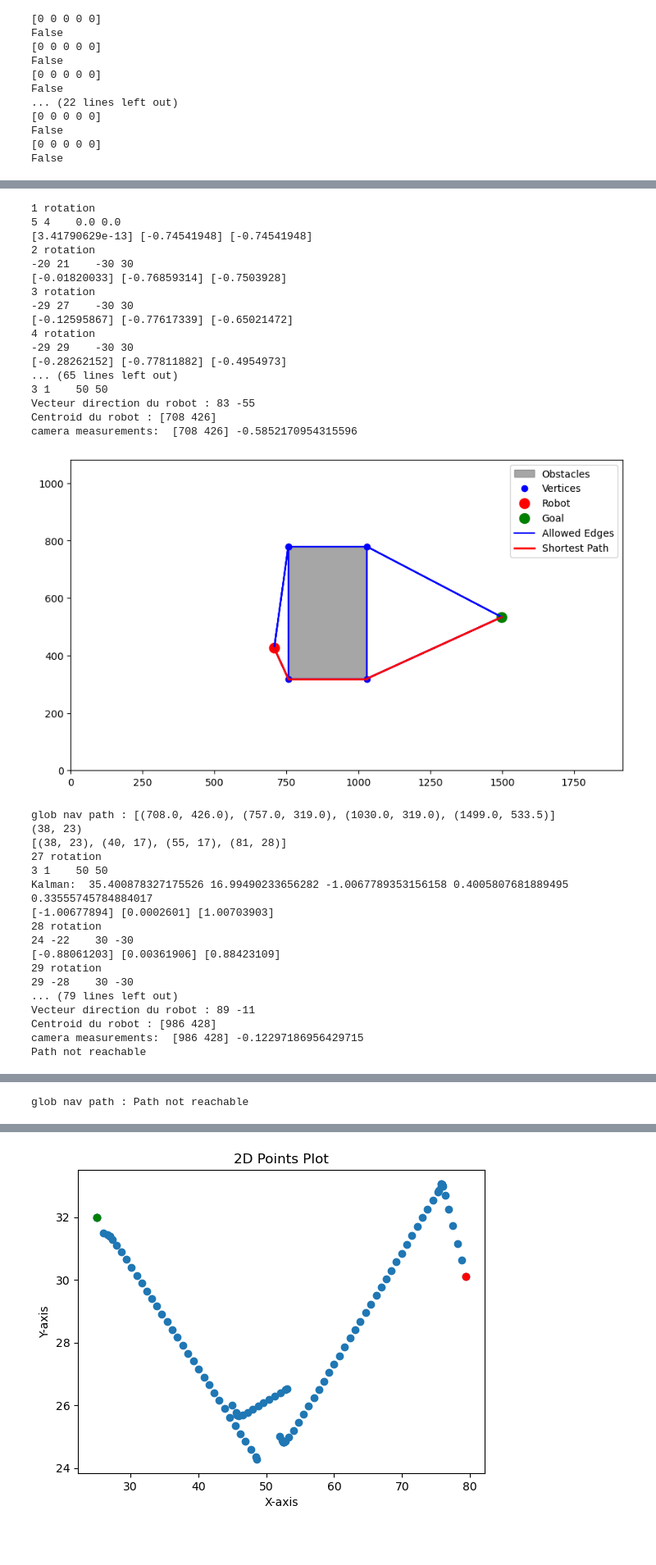
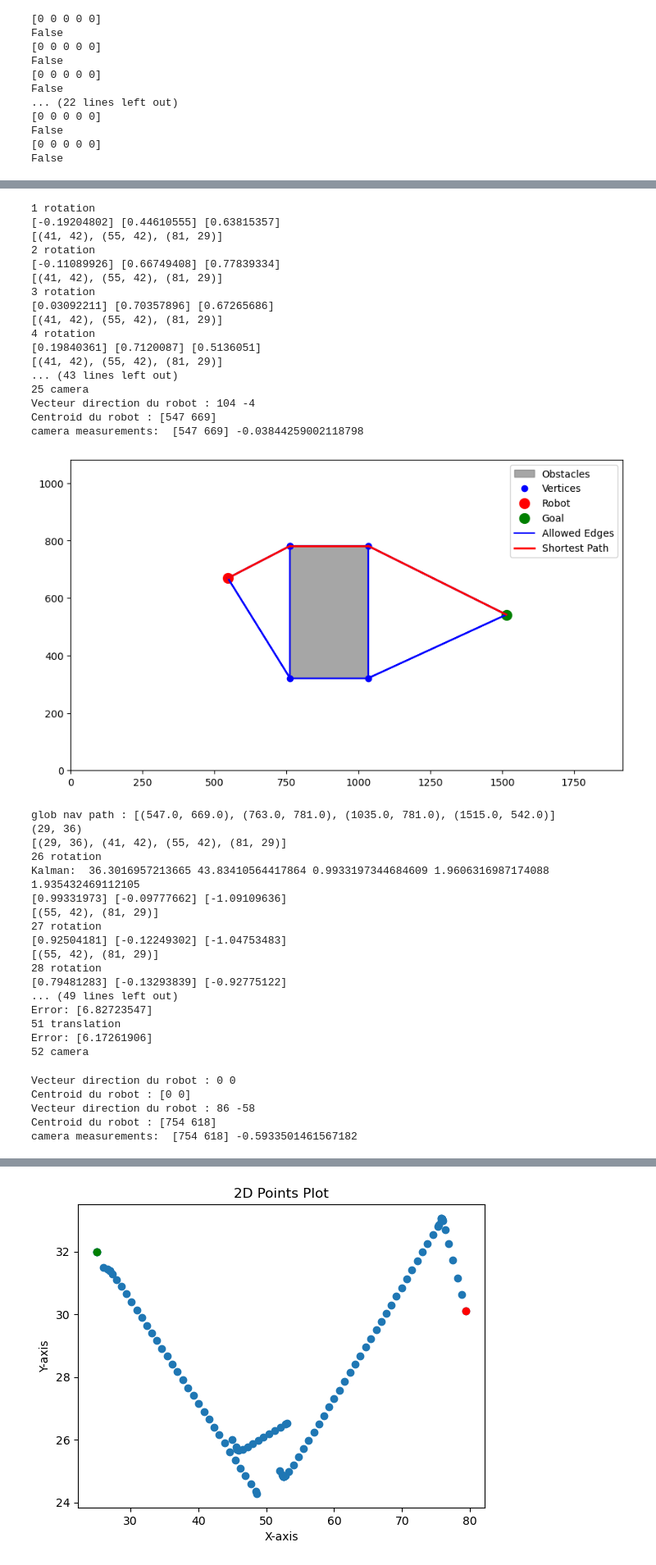
Before and after one commit to bgallois255/Mobile-Robotics-project, a Jupyter notebook: main_code_r_test3.ipynb, the cells around one changed output, grey strips where cells are left out. Shown at 82% size. Cells and saved outputs as stored; diff of their text form; code cells hidden in the pictures; blank space fills up the shorter version.

```diff
--- a/main_code_r_test3.ipynb
+++ b/main_code_r_test3.ipynb
@@ -207,7 +207,7 @@ while(True):
 
 
     speed_right_meas, speed_left_meas = await get_motor_speed_meas()
-    print(speed_right_meas, speed_left_meas, "  ", robot_speed[0], robot_speed[1])
+    #print(speed_right_meas, speed_left_meas, "  ", robot_speed[0], robot_speed[1])
     speed_right_meas = speed_right_meas * speed_correction
     speed_left_meas = speed_left_meas * speed_correction
 
@@ -236,7 +236,7 @@ while(True):
         angle = np.arctan2(intermediate_goals[0][1] - Kfilter.Mu[1], intermediate_goals[0][0] - Kfilter.Mu[0]) - Kfilter.Mu[2]
         angle = geo.center_angle(angle)
         print(Kfilter.Mu[2], np.arctan2(intermediate_goals[0][1] - Kfilter.Mu[1], intermediate_goals[0][0] - Kfilter.Mu[0]), angle)
-        #if(abs(Kfilter.Mu[2][0]) > np.pi / 4.0):        #rotation condition
+        print(intermediate_goals)
         if(abs(angle) < 0.08):
             await stop_robot()
             global_state = 'translation'
@@ -258,16 +258,16 @@ while(True):
         if np.sqrt((intermediate_goals[0][0] - Kfilter.Mu[0])**2 + (intermediate_goals[0][1] - Kfilter.Mu[1])**2) <= 6:
             print("je m'arrete")
             await stop_robot()
-            intermediate_goals.pop(0)
+            #intermediate_goals.pop(0)
             global_state = 'camera'
             continue
 
 
         angle = np.arctan2(intermediate_goals[0][1] - Kfilter.Mu[1], intermediate_goals[0][0] - Kfilter.Mu[0]) - Kfilter.Mu[2]
         angle = geo.center_angle(angle)
-        if abs(angle) > math.pi / 4.0:
+        if abs(angle) > math.pi / 5.0:
             await stop_robot()
-            global_state = 'rotation'
+            global_state = 'camera'
             continue
 
 
@@ -282,61 +282,69 @@ while(True):
         #print("Kalman: ", Kfilter.Mu[0][0], Kfilter.Mu[1][0], Kfilter.Mu[2][0], Kfilter.Mu[3][0], Kfilter.Mu[4][0])
         global_state = 'rotation'
         print("camera measurements: ", robot_centroid, robot_angle)
         printkal = True
 
         #obstacles, goal_centroid = vision.vision_obstacles_and_goal()
         #robot_centroid, robot_direction = vision.vision_robot()
 
         merge_need = True
         visualize = True
         shortest_path, obstacles = gn.global_navigation(tuple(robot_centroid), obstacles, tuple(goal_centroid), merge_need, visualize)
         print("glob nav path :", shortest_path)
 
         shortest_path = pixels_to_cm(shortest_path)
 
         robot_centroid = pixels_to_cm(robot_centroid)
+
+        intermediate_goals.pop(0)
+
         print(robot_centroid)
         print(shortest_path)
 
 
 
         continue
 
     await move_robot(robot_speed[0], robot_speed[1])
     await client.sleep(0.3)
 # %% [output]
 1 rotation
-5 4    0.0 0.0
-[3.41790629e-13] [-0.74541948] [-0.74541948]
+[-0.19204802] [0.44610555] [0.63815357]
+[(41, 42), (55, 42), (81, 29)]
 2 rotation
--20 21    -30 30
-[-0.01820033] [-0.76859314] [-0.7503928]
+[-0.11089926] [0.66749408] [0.77839334]
+[(41, 42), (55, 42), (81, 29)]
 3 rotation
--29 27    -30 30
-[-0.12595867] [-0.77617339] [-0.65021472]
+[0.03092211] [0.70357896] [0.67265686]
+[(41, 42), (55, 42), (81, 29)]
 4 rotation
--29 29    -30 30
-[-0.28262152] [-0.77811882] [-0.4954973]
-... (65 lines left out)
-3 1    50 50
-Vecteur direction du robot : 83 -55
-Centroid du robot : [708 426]
-camera measurements:  [708 426] -0.5852170954315596
+[0.19840361] [0.7120087] [0.5136051]
+[(41, 42), (55, 42), (81, 29)]
+... (43 lines left out)
+25 camera
+Vecteur direction du robot : 104 -4
+Centroid du robot : [547 669]
+camera measurements:  [547 669] -0.03844259002118798
-[figure, old version]
+[figure, new version]
-glob nav path : [(708.0, 426.0), (757.0, 319.0), (1030.0, 319.0), (1499.0, 533.5)]
-(38, 23)
-[(38, 23), (40, 17), (55, 17), (81, 28)]
+glob nav path : [(547.0, 669.0), (763.0, 781.0), (1035.0, 781.0), (1515.0, 542.0)]
+(29, 36)
+[(29, 36), (41, 42), (55, 42), (81, 29)]
+26 rotation
+Kalman:  36.3016957213665 43.83410564417864 0.9933197344684609 1.9606316987174088 1.935432469112105
+[0.99331973] [-0.09777662] [-1.09109636]
+[(55, 42), (81, 29)]
 27 rotation
-3 1    50 50
-Kalman:  35.400878327175526 16.99490233656282 -1.0067789353156158 0.4005807681889495 0.33555745784884017
-[-1.00677894] [0.0002601] [1.00703903]
+[0.92504181] [-0.12249302] [-1.04753483]
+[(55, 42), (81, 29)]
 28 rotation
-24 -22    30 -30
-[-0.88061203] [0.00361906] [0.88423109]
-29 rotation
-29 -28    30 -30
-... (79 lines left out)
-Vecteur direction du robot : 89 -11
-Centroid du robot : [986 428]
-camera measurements:  [986 428] -0.12297186956429715
-Path not reachable
+[0.79481283] [-0.13293839] [-0.92775122]
+... (49 lines left out)
+Error: [6.82723547]
+51 translation
+Error: [6.17261906]
+52 camera
+Vecteur direction du robot : 0 0
+Centroid du robot : [0 0]
+Vecteur direction du robot : 86 -58
+Centroid du robot : [754 618]
+camera measurements:  [754 618] -0.5933501461567182
@@ -344 +351,0 @@ Path not reachable
-glob nav path : Path not reachable
```
Also changed, not shown: parts of 2 cells of this notebook.
